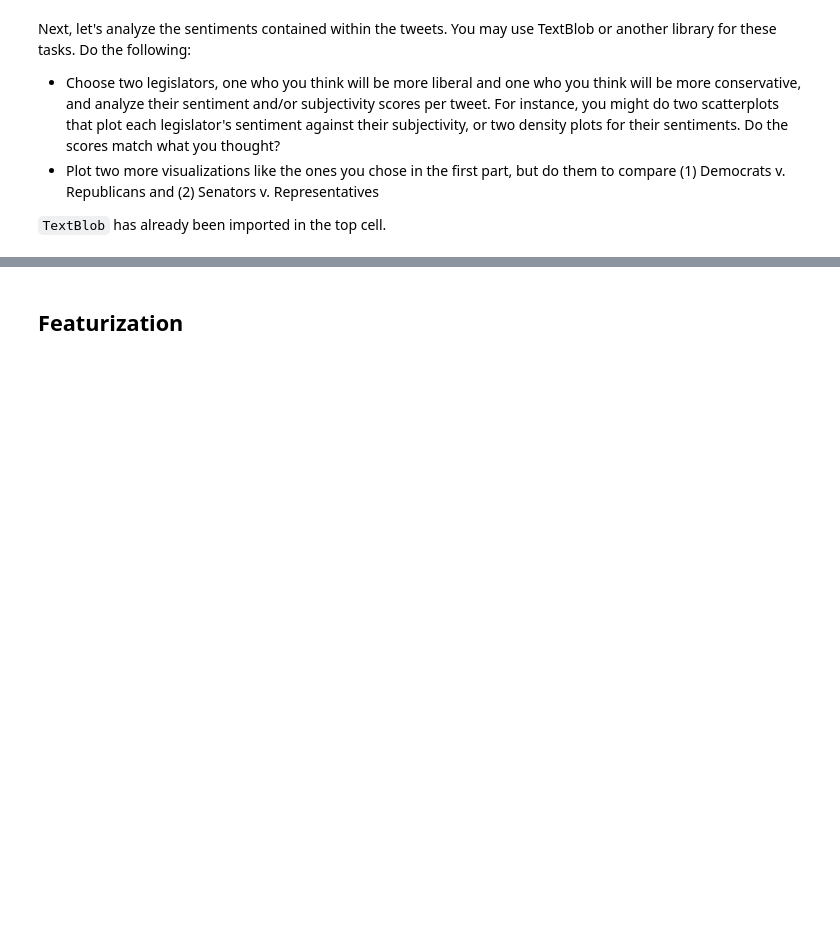
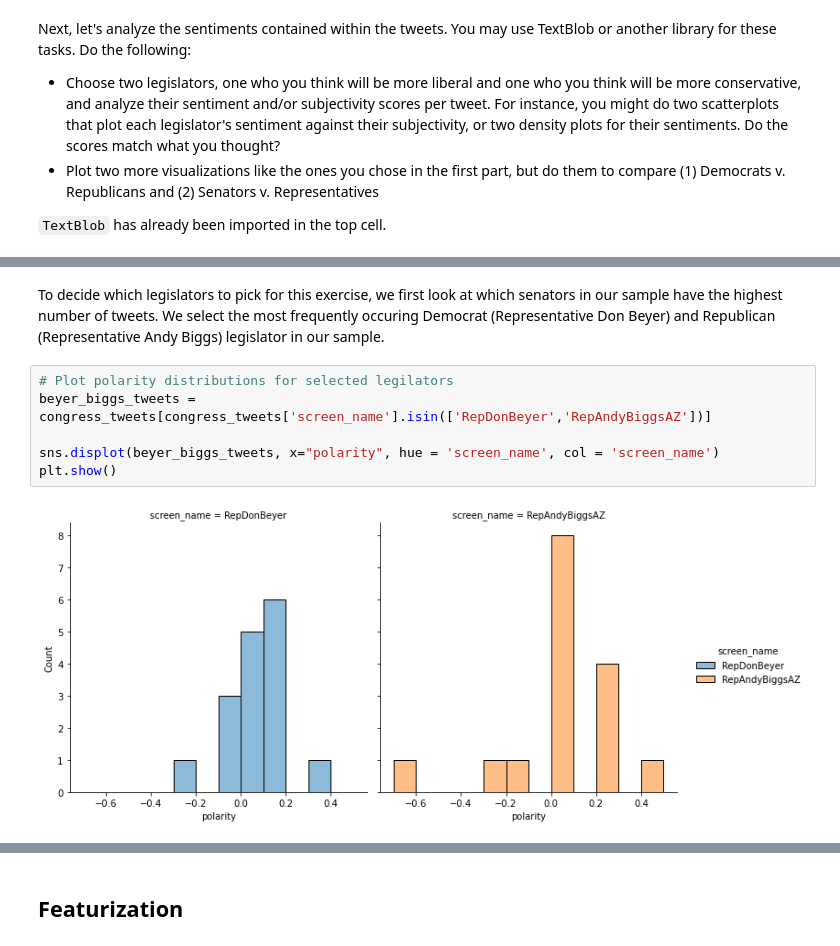
Before and after one commit to Luyi2/CSS_Project5_Team4_Spring2022, a Jupyter notebook: Project 5 Student.ipynb, the cells around one changed output, grey strips where cells are left out. Saved outputs shown, nothing was run; the diff lists cells and outputs as text; blank space fills up the shorter version.

```diff
--- a/Project 5 Student.ipynb
+++ b/Project 5 Student.ipynb
@@ -436,0 +465,10 @@ Next, let's analyze the sentiments contained within the tweets. You may use Text
+# %% [markdown]
+To decide which legislators to pick for this exercise, we first look at which senators in our sample have the highest number of tweets. We select the most frequently occuring Democrat (Representative Don Beyer) and Republican (Representative Andy Biggs) legislator in our sample.
+# %%
+# Plot polarity distributions for selected legilators
+beyer_biggs_tweets = congress_tweets[congress_tweets['screen_name'].isin(['RepDonBeyer','RepAndyBiggsAZ'])]
+
+sns.displot(beyer_biggs_tweets, x="polarity", hue = 'screen_name', col = 'screen_name')
+plt.show()
+# %% [output]
+[figure, added]
```
Also changed, not shown: parts of 19 cells of this notebook.
